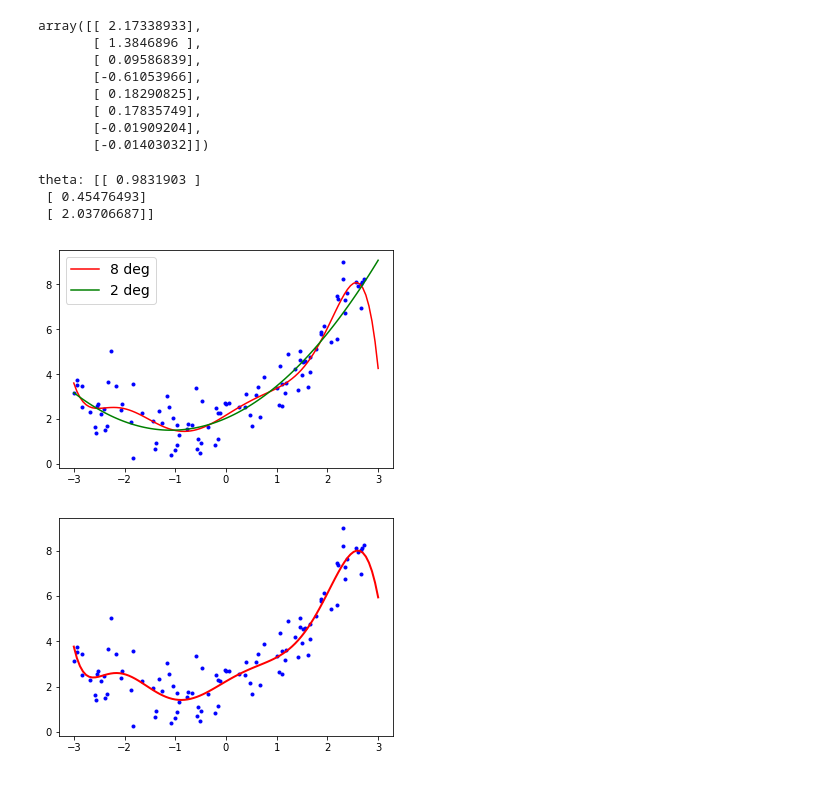
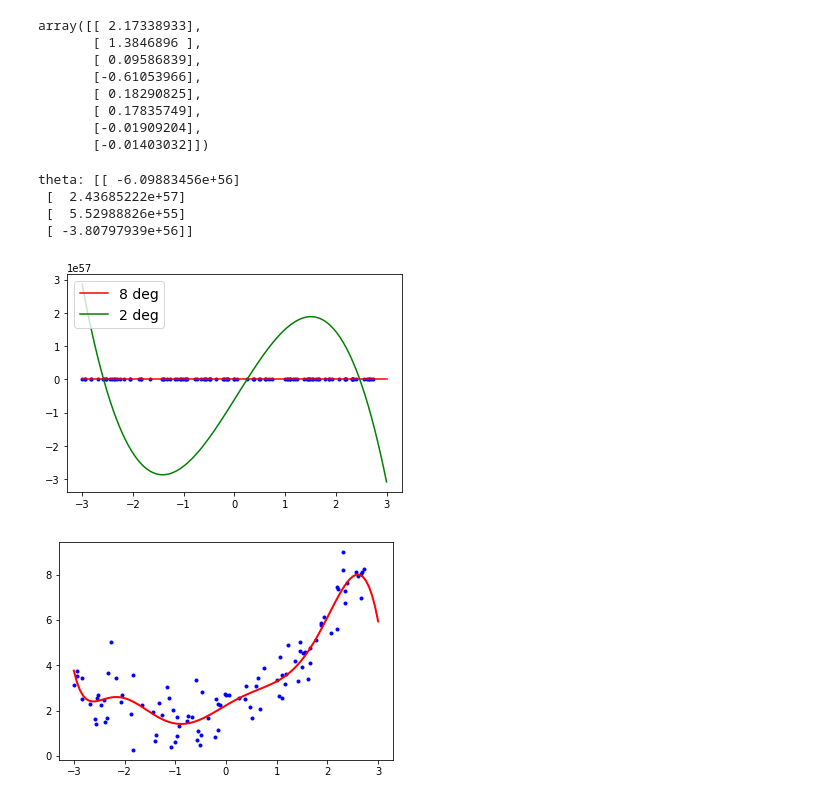
Before and after one commit to andyashall/maths-for-ml, a Jupyter notebook: Polynomial Regression.ipynb, the cells around one changed output. Saved outputs shown, nothing was run; the diff lists cells and outputs as text; code cells hidden in the pictures.

Commit message:
stochastic polynomial

```diff
--- a/Polynomial Regression.ipynb
+++ b/Polynomial Regression.ipynb
@@ -18,15 +18,15 @@ x_n = np.c_[x, x**2, np.ones(x.shape[0])]
 #  8 degree = [x, x**2, x**3, x**4, x**5, x**6, x**7, x**8, 1]
 
 def polynom(m, deg):
-    nm = np.zeros((m.shape[0], deg))
-    for j in range(0, deg):
+    nm = np.zeros((m.shape[0], deg+1))
+    for j in range(0, deg+1):
         for i in range(0, m.shape[0]):
             nm[i][j] = m[i]**j
     return nm
 
-eight = polynom(x, 8)
-
-print(eight[0])
+four = polynom(x, 3)
+print(x[0])
+print(four[0])
 
 x_n_eight = np.c_[x, x**2, x**3, x**4, x**5, x**6, x**7, x**8, np.ones(x.shape[0])]
 
@@ -63,13 +63,13 @@ array([[ 2.17338933],
        [-0.01403032]])
 # %%
 batch_size = 1
-theta = np.random.rand(x_n.shape[1], 1)
+theta = np.random.rand(four.shape[1], 1)
 
 # print(theta)
 
 eta = .1
 n_epoch = 50
-m = len(x_n)
+m = len(four)
 t0, t1 = 5, 50
 
 def learning_schedule(t):
@@ -80,7 +80,7 @@ steps = 0
 for epoch in range(n_epoch):
     for n in range(m):
         rand = np.random.randint(0,m-1)
-        xi, yi = x_n[rand:rand+1], y[rand:rand+1]
+        xi, yi = four[rand:rand+1], y[rand:rand+1]
         grad = xi.T @ ((xi @ theta) - yi)
         eta = learning_schedule(epoch * m + n)
         theta = theta - grad * eta
@@ -92,21 +92,22 @@ print(f'theta: {theta}\n')
 
 # print(theta_b)
 # %% [output]
-theta: [[ 0.9831903 ]
- [ 0.45476493]
- [ 2.03706687]]
+theta: [[ -6.09883456e+56]
+ [  2.43685222e+57]
+ [  5.52988826e+55]
+ [ -3.80797939e+56]]
 # %%
 plt.plot(x, y, 'b.')
 t = np.linspace(-3, 3, 100).reshape(100, 1)
 
 # Need to add intercespt point
 
-plt.plot(t, polynom(t, 8) @ theta_b, 'r-', label='8 deg')
-plt.plot(t, np.c_[t, t**2, np.ones(t.shape[0])] @ theta, 'g-', label='2 deg')
+plt.plot(t, polynom(t, 7) @ theta_b, 'r-', label='8 deg')
+plt.plot(t, polynom(t, 3) @ theta, 'g-', label='2 deg')
 plt.legend(loc="upper left", fontsize=14)
 plt.show()
 # %% [output]
-[figure, old version]
+[figure, new version]
 # %%
 from sklearn.linear_model import SGDRegressor
 sgd_reg = SGDRegressor()
```
Also changed, not shown: parts of 1 cell of this notebook.
